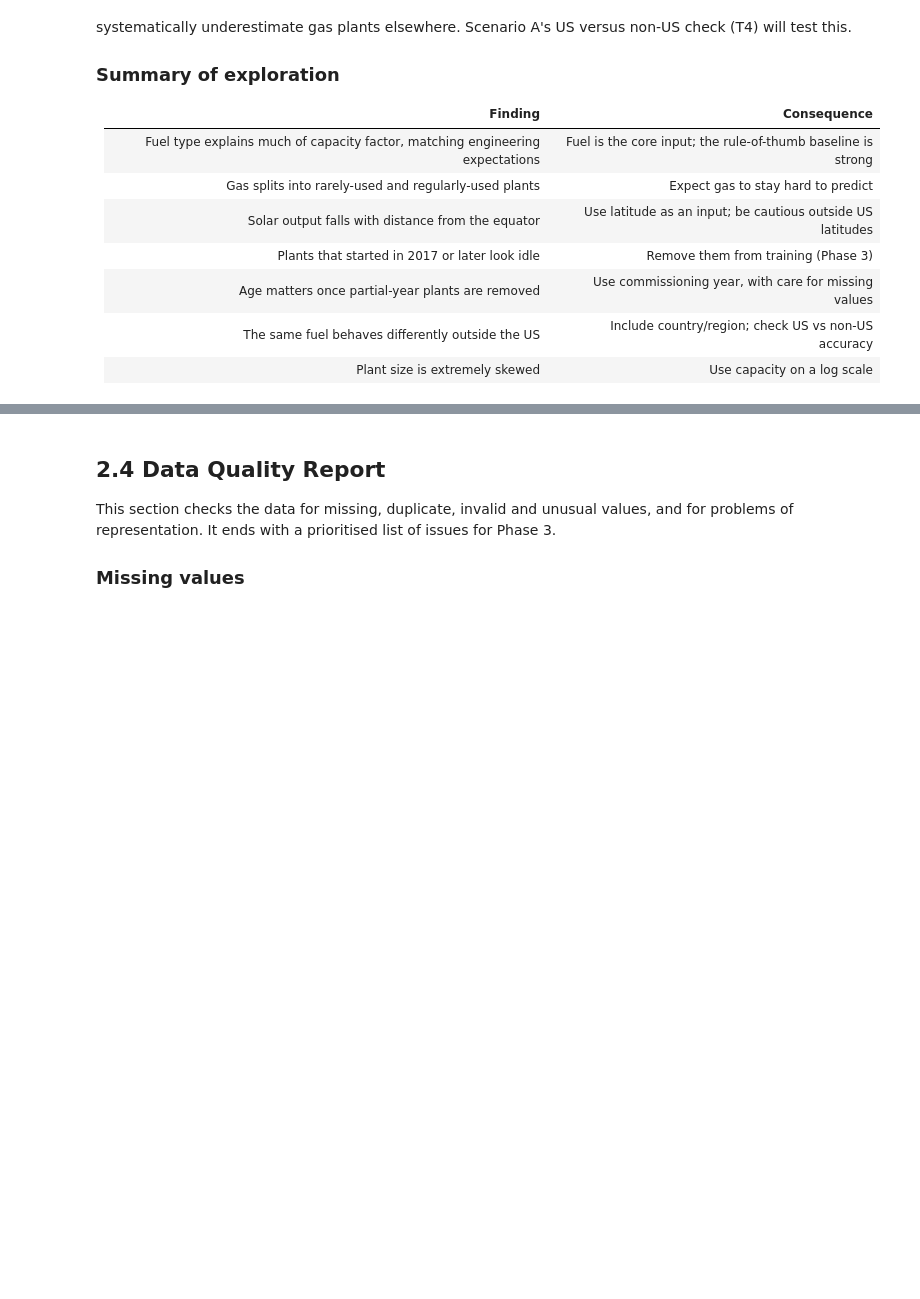
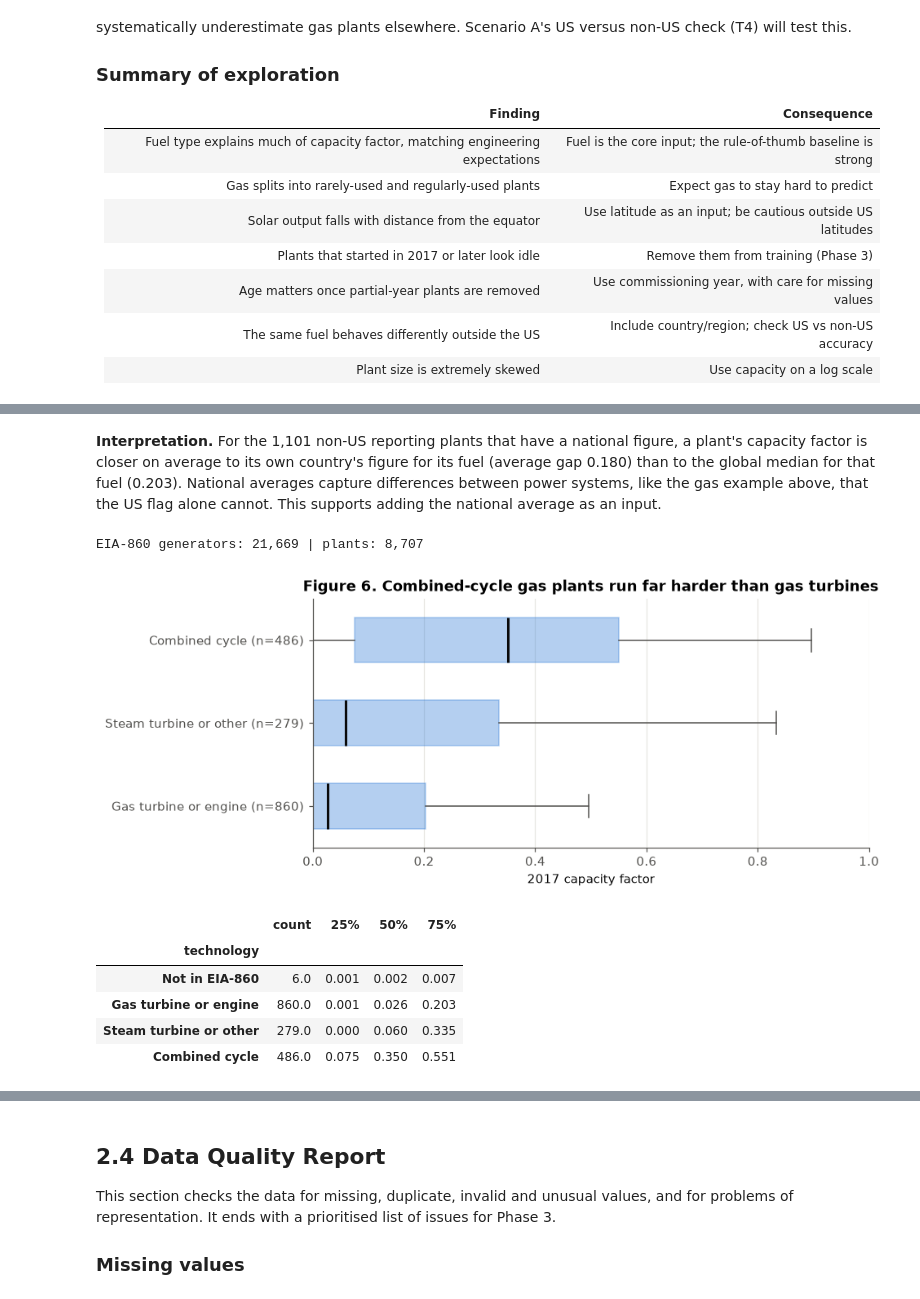
Before and after one commit to Geese4000/ca2-power-plant-analytics, a Jupyter notebook: notebooks/power_plant_capacity_factor.ipynb, the cells around one changed output, grey strips where cells are left out. Drawn from its saved outputs; the diff is of its cells as text; code cells hidden in the pictures; blank space fills up the shorter version.

Commit message:
Phase 2.3: explore national averages and gas technology (Figure 6)

```diff
--- a/notebooks/power_plant_capacity_factor.ipynb
+++ b/notebooks/power_plant_capacity_factor.ipynb
@@ -630,0 +660,56 @@ us_compare.query("plants_outside_US >= 20").round(3)
+# %% [markdown]
+**Interpretation.** For the 1,101 non-US reporting plants that have a national figure, a plant's capacity factor is closer on average to its own country's figure for its fuel (average gap 0.180) than to the global median for that fuel (0.203). National averages capture differences between power systems, like the gas example above, that the US flag alone cannot. This supports adding the national average as an input.
+# %%
+# EIA-860: every US generator operating at the end of 2017, plus those retired during 2017
+gens = pd.concat([eia_raw["Operable"].assign(retired_2017=False),
+                  eia_raw["Retired and Canceled"].query("`Retirement Year` == 2017").assign(retired_2017=True)])
+gens = gens[pd.to_numeric(gens["Plant Code"], errors="coerce").notna()].copy()   # the last row of each sheet is a note
+gens["Plant Code"] = gens["Plant Code"].astype(int)
+gens["mw"] = pd.to_numeric(gens["Nameplate Capacity (MW)"], errors="coerce").fillna(0)
+
+# Share of each plant's capacity by technology and status (0-1); codes from the EIA-860 layout file
+parts = {
+    "cc_share": gens["Prime Mover"].isin(["CA", "CT", "CS"]),   # combined-cycle steam and gas turbine parts
+    "peaker_share": gens["Prime Mover"].isin(["GT", "IC"]),     # simple gas turbines and engines
+    "standby_share": gens["Status"].isin(["SB", "OS", "OA"]),   # on standby or out of service
+    "retired_2017_share": gens["retired_2017"],
+    "chp_share": gens["Sector Name"].str.endswith(" CHP"),      # combined heat and power
+}
+EIA_SHARES = list(parts)
+eia_plant = pd.DataFrame({k: gens["mw"] * m for k, m in parts.items()}).groupby(gens["Plant Code"]).sum()
+eia_plant = eia_plant.div(gens.groupby("Plant Code")["mw"].sum(), axis=0).fillna(0)
+print(f"EIA-860 generators: {len(gens):,} | plants: {len(eia_plant):,}")
+
+# US gas plants grouped by their main technology; GPPD's US IDs are "USA" + the EIA plant code
+us_gas = known[(known["country"] == "USA") & (known["primary_fuel"] == "Gas")].copy()
+tech = eia_plant.reindex(pd.to_numeric(us_gas["gppd_idnr"].str[3:]).to_numpy())
+us_gas["technology"] = np.select([tech["cc_share"].isna().to_numpy(), tech["cc_share"].to_numpy() >= 0.5,
+                                  tech["peaker_share"].to_numpy() >= 0.5],
+                                 ["Not in EIA-860", "Combined cycle", "Gas turbine or engine"], "Steam turbine or other")
+groups = ["Gas turbine or engine", "Steam turbine or other", "Combined cycle"]
+counts = us_gas["technology"].value_counts()
+
+# Figure 6: capacity factor of US gas plants by technology
+fig, ax = plt.subplots(figsize=(8, 3.6))
+ax.boxplot([us_gas.loc[us_gas["technology"] == t, "cf"] for t in groups],
+           orientation="horizontal", widths=0.55, patch_artist=True, showfliers=False,
+           boxprops=dict(facecolor=BLUE, alpha=0.35, edgecolor=BLUE),
+           medianprops=dict(color=INK, linewidth=2),
+           whiskerprops=dict(color=MUTED), capprops=dict(color=MUTED))
+ax.set_yticks(range(1, len(groups) + 1), [f"{t} (n={counts[t]:,})" for t in groups])
+ax.set(xlim=(0, 1), xlabel="2017 capacity factor",
+       title="Figure 6. Combined-cycle gas plants run far harder than gas turbines")
+ax.grid(axis="y", visible=False)
+fig.savefig(FIG_DIR / "fig6_gas_technology.png")
+plt.show()
+
+us_gas.groupby("technology")["cf"].describe()[["count", "25%", "50%", "75%"]].round(3).sort_values("50%")
+# %% [output]
+EIA-860 generators: 21,669 | plants: 8,707
+[figure, added]
+|  | count | 25% | 50% | 75% |
+| technology |  |  |  |  |
+| Not in EIA-860 | 6.0 | 0.001 | 0.002 | 0.007 |
+| Gas turbine or engine | 860.0 | 0.001 | 0.026 | 0.203 |
+| Steam turbine or other | 279.0 | 0.000 | 0.060 | 0.335 |
+| Combined cycle | 486.0 | 0.075 | 0.350 | 0.551 |
```
Also changed, not shown: parts of 3 cells of this notebook, 1 other file.
